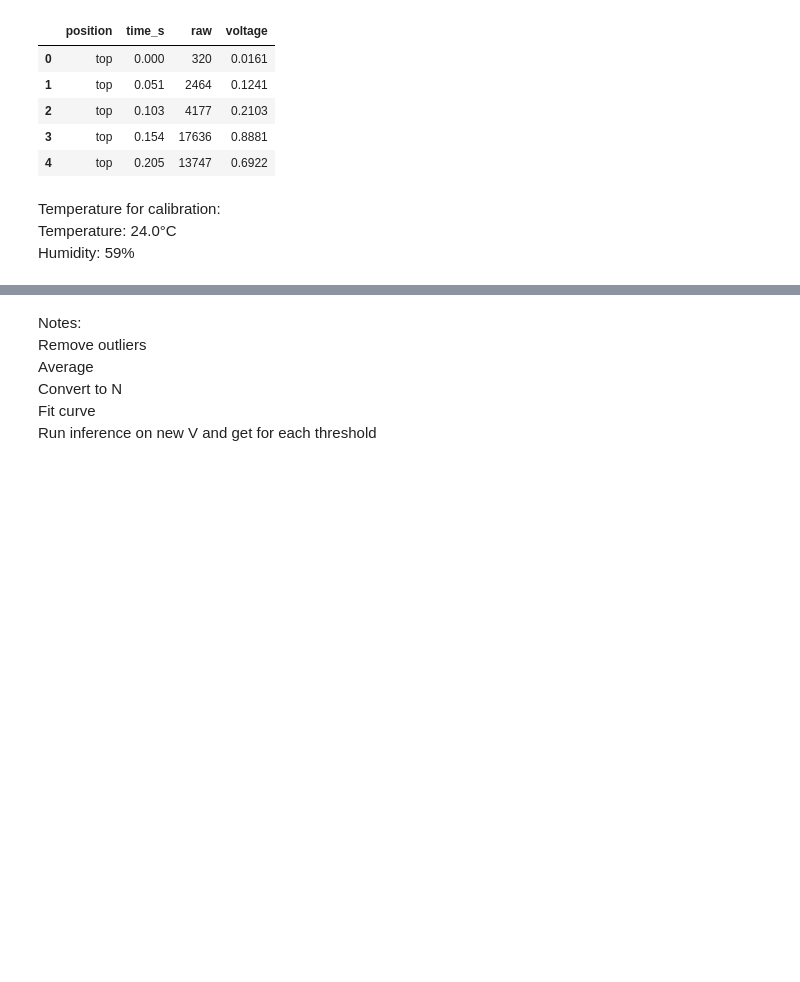
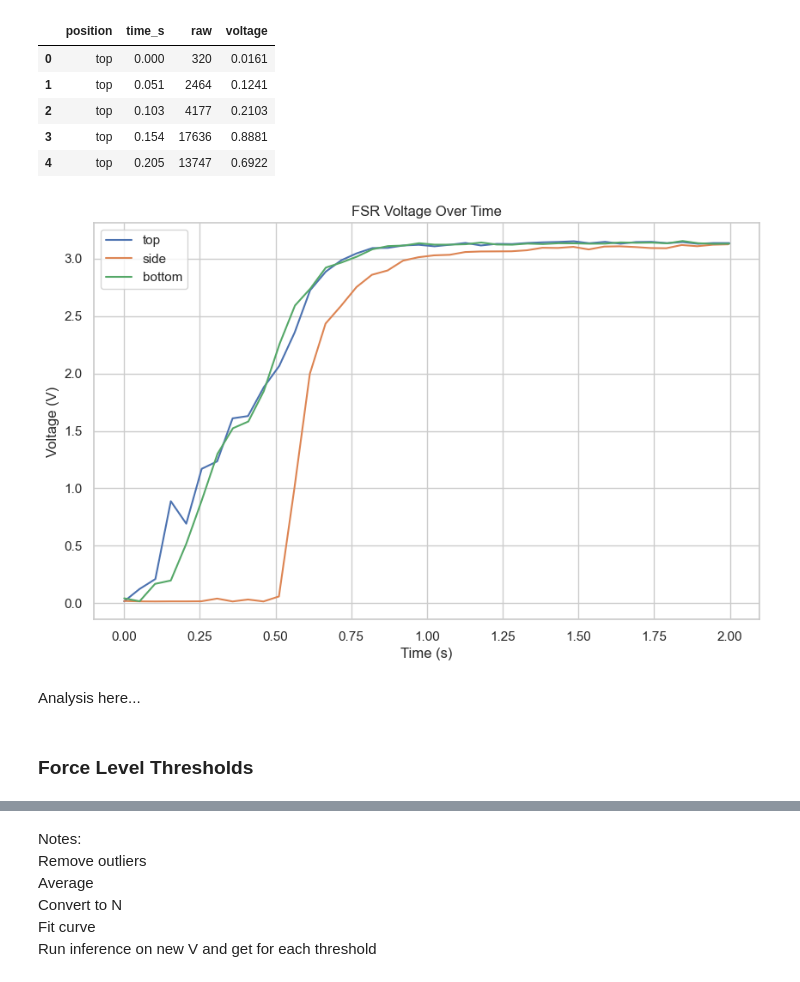
Before and after one commit to gemixin/digit_force_calibration, a Jupyter notebook: calibration.ipynb, the cells around one changed output, grey strips where cells are left out. Drawn from its saved outputs; the diff is of its cells as text; code cells hidden in the pictures; blank space fills up the shorter version.

Commit message:
Position and threshold sections completed

```diff
--- a/calibration.ipynb
+++ b/calibration.ipynb
@@ -54,6 +158,6 @@ I performed a ‘long press’ of the DIGIT sensor on a tennis ball (chosen for
 # %%
 # Load the CSV data
-df_press_pos = pd.read_csv('data/press_position_data.csv')
+df_press_pos = pd.read_csv('data/test.csv')
 df_press_pos.head()
 # %% [output]
 |  | position | time_s | raw | voltage |
@@ -62,7 +166,12 @@ df_press_pos.head()
 | 2 | top | 0.103 | 4177 | 0.2103 |
 | 3 | top | 0.154 | 17636 | 0.8881 |
 | 4 | top | 0.205 | 13747 | 0.6922 |
-# %% [markdown]
-Temperature for calibration:
-Temperature:      24.0°C
-Humidity:         59%
+# %%
+# Plot the curves for each position in the press position data
+plot_voltage_over_time(df_press_pos, 'position')
+# %% [output]
+[figure, added]
+# %% [markdown]
+Analysis here...
+# %% [markdown]
+### Force Level Thresholds
```
Also changed, not shown: parts of 25 cells of this notebook, 1 other file.
